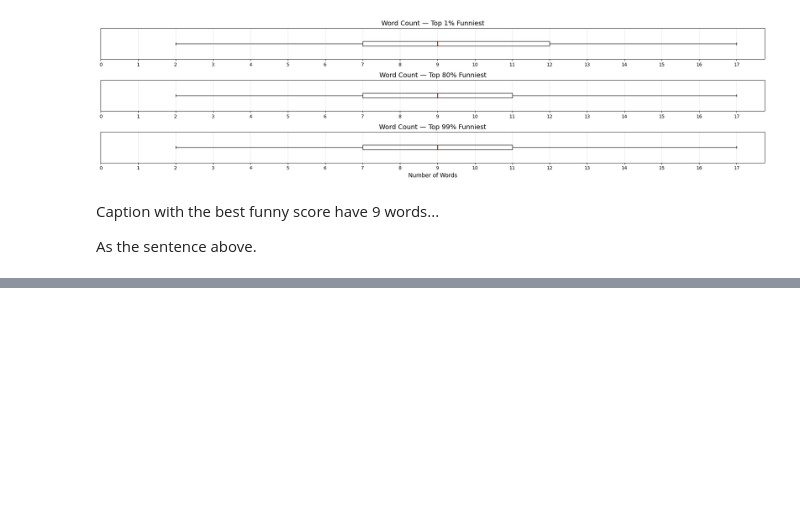
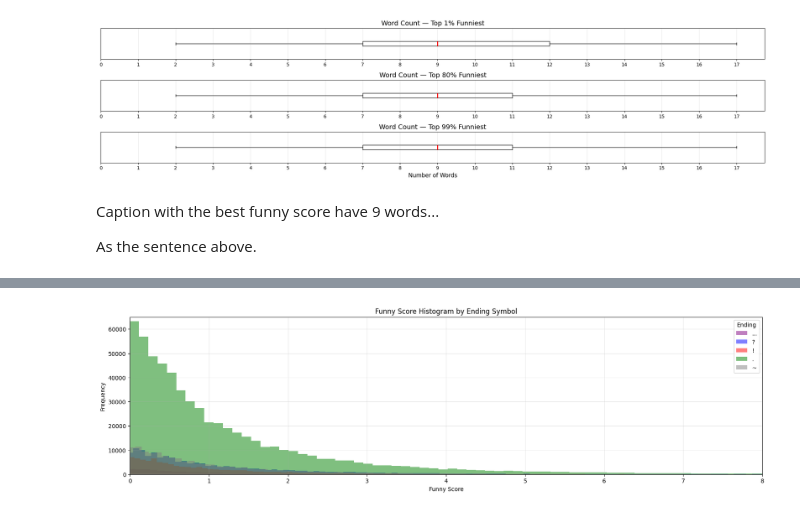
Before and after one commit to epfl-ada/ada-2025-project-adacore42, a Jupyter notebook: _Other/dom_analysis/dom_axis_1.ipynb, the cells around one changed output, grey strips where cells are left out. Saved outputs shown, nothing was run; the diff lists cells and outputs as text; code cells hidden in the pictures; blank space fills up the shorter version.

```diff
--- a/_Other/dom_analysis/dom_axis_1.ipynb
+++ b/_Other/dom_analysis/dom_axis_1.ipynb
@@ -341,0 +467,30 @@ As the sentence above.
+# %%
+# Unique ending categories in fixed order
+endings = ["...", "?", "!", ".", "~"]
+colors = ["purple", "blue", "red", "green", "gray"]
+
+plt.figure(figsize=(20, 5))
+
+
+
+for end, col in zip(endings, colors):
+    subset = dataAm[dataAm["ending"] == end]["funny_score"]
+
+    plt.hist(
+        subset,
+        bins=800,
+        alpha=0.5,
+        color=col,
+        label=end
+    )
+
+plt.title("Funny Score Histogram by Ending Symbol")
+plt.ylabel("Frequency")
+plt.xlabel("Funny Score")
+plt.xlim(0, 8)
+plt.ylim(0, 65000)
+plt.grid(alpha=0.3)
+plt.legend(title="Ending")
+plt.show()
+# %% [output]
+[figure, added]
```
Also changed, not shown: parts of 19 cells of this notebook, 5 other files.
